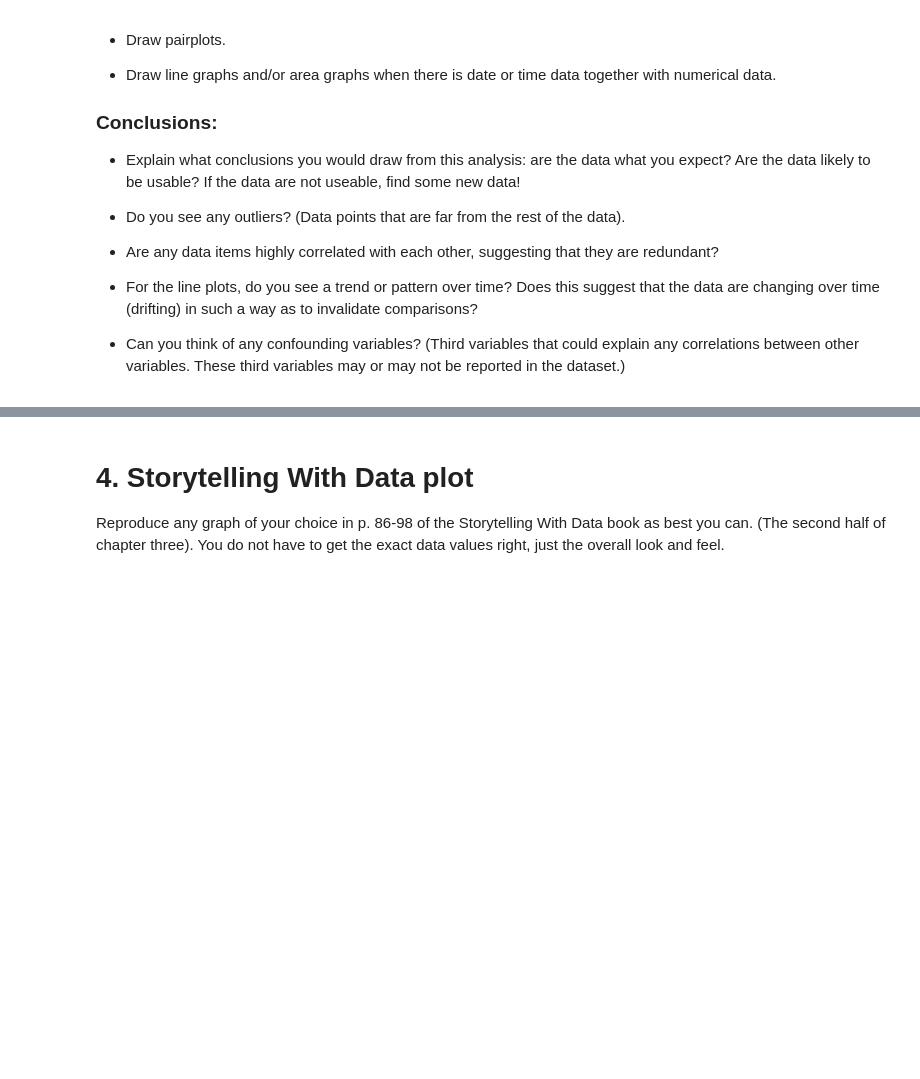
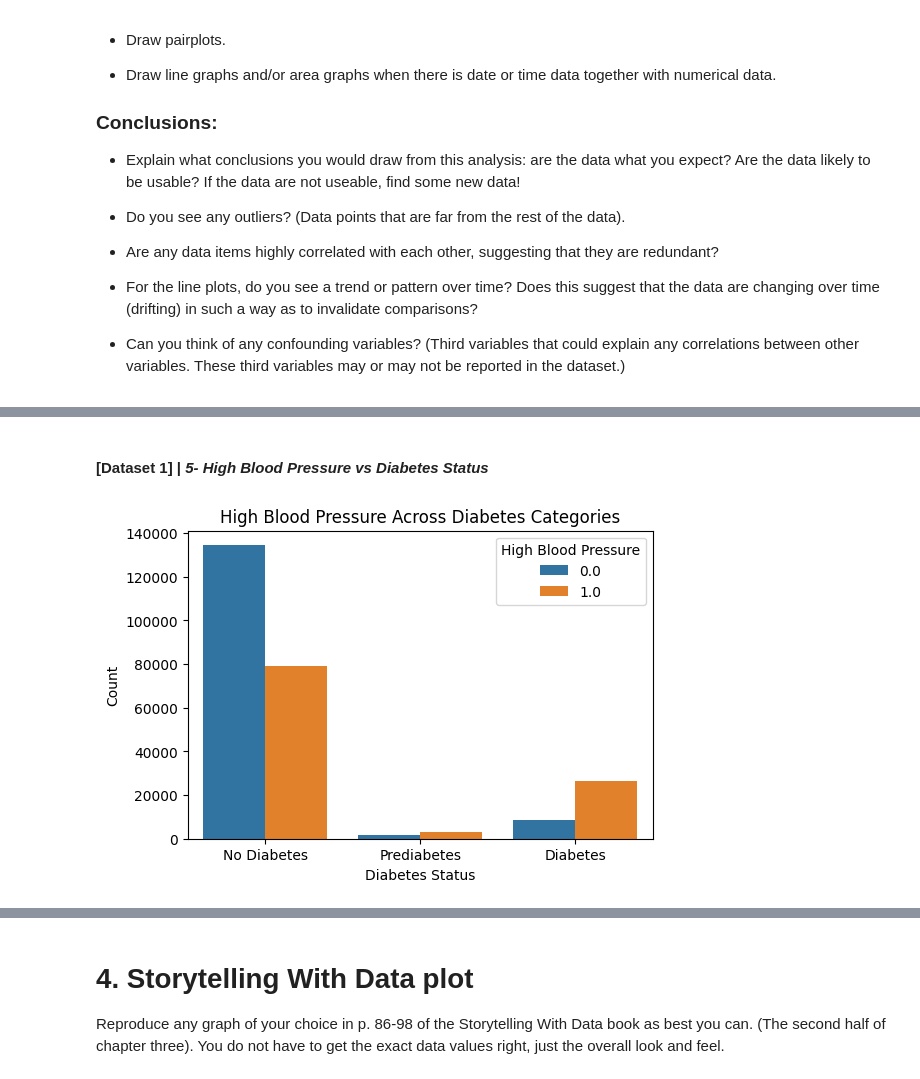
Before and after one commit to jasser-dh/Module-B-semester-2, a Jupyter notebook: OMDS-ModB2-Week6-Dhaouadi-Jasser.ipynb, the cells around one changed output, grey strips where cells are left out. Cells and saved outputs as stored; diff of their text form; code cells hidden in the pictures; blank space fills up the shorter version.

```diff
--- a/OMDS-ModB2-Week6-Dhaouadi-Jasser.ipynb
+++ b/OMDS-ModB2-Week6-Dhaouadi-Jasser.ipynb
@@ -74,0 +163,22 @@ This week, you will do the same types of exercises as last week, but you should
+# %% [markdown]
+#### [Dataset 1] | *5- High Blood Pressure vs Diabetes Status*
+# %%
+# High Blood Pressure vs Diabetes Status
+
+plt.figure(figsize=(6,4))
+
+sns.countplot(
+    x="Diabetes_012",
+    hue="HighBP",
+    data=df_diabetes
+)
+
+plt.xticks([0,1,2], ["No Diabetes","Prediabetes","Diabetes"])
+plt.title("High Blood Pressure Across Diabetes Categories")
+plt.xlabel("Diabetes Status")
+plt.ylabel("Count")
+
+plt.legend(title="High Blood Pressure")
+plt.show()
+# %% [output]
+[figure, added]
```
Also changed, not shown: parts of 63 cells of this notebook.
